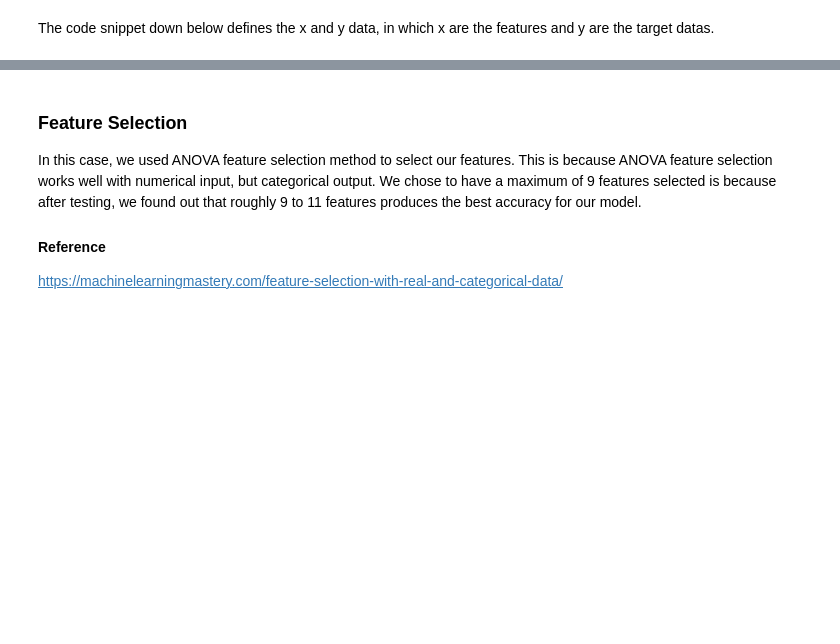
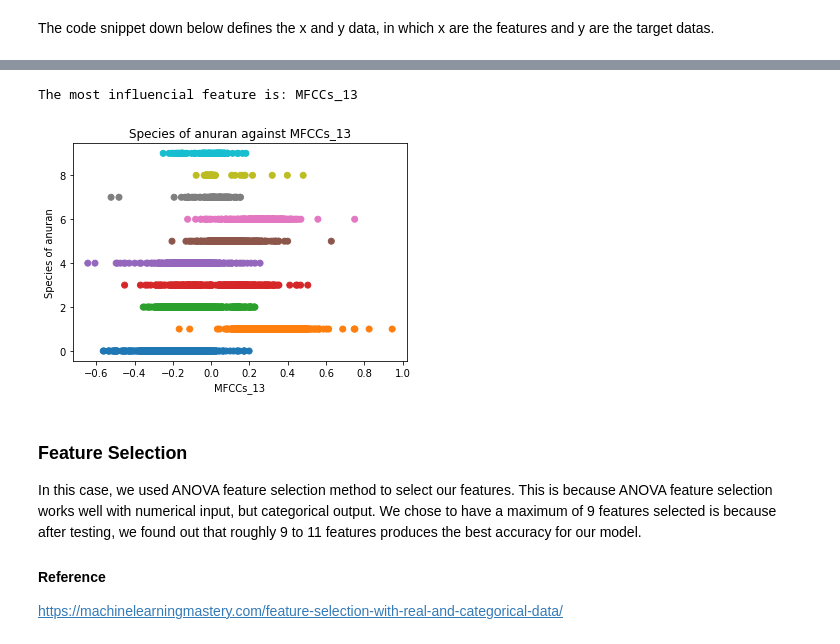
Before and after one commit to RitchieP/CPC251_Project_Anuran, a Jupyter notebook: K-Nearest Neighbors.ipynb, the cells around one changed output, grey strips where cells are left out. Cells and saved outputs as stored; diff of their text form; code cells hidden in the pictures; blank space fills up the shorter version.

```diff
--- a/K-Nearest Neighbors.ipynb
+++ b/K-Nearest Neighbors.ipynb
@@ -57,6 +61,30 @@ predict = "Species"
 
 X = data.drop([predict], axis=1)
 y = list(species)
+# %%
+from sklearn.feature_selection import SelectKBest, f_classif
+
+# Select the one feature that is the most influencial in the dataset
+feature_selection = SelectKBest(score_func=f_classif,k=1)
+selected_feature = feature_selection.fit_transform(X, y)
+
+# Get the most influencial feature index
+feature_index = [i for i, x in enumerate(feature_selection.get_support()) if x]
+# Get the name of the most influencial feature based on the index
+feature_name = data.columns[feature_index[0]]
+print("The most influencial feature is:", feature_name)
+
+# Since each y value represents it's own category, the color will be mapped to change according to y
+colormap = np.array(['#1f77b4', '#ff7f0e', '#2ca02c', '#d62728', '#9467bd', '#8c564b', '#e377c2', '#7f7f7f', '#bcbd22', '#17becf'])
+plt.scatter(x=selected_feature, y=y, c=colormap[y])
+plt.xlabel(feature_name)
+plt.title("Species of anuran against MFCCs_13")
+plt.ylabel("Species of anuran")
+plt.savefig("feature_graph.png")
+plt.show()
+# %% [output]
+The most influencial feature is: MFCCs_13
+[figure, added]
 # %% [markdown]
 ### Feature Selection
 
```
Also changed, not shown: parts of 8 cells of this notebook, 6 other files.
